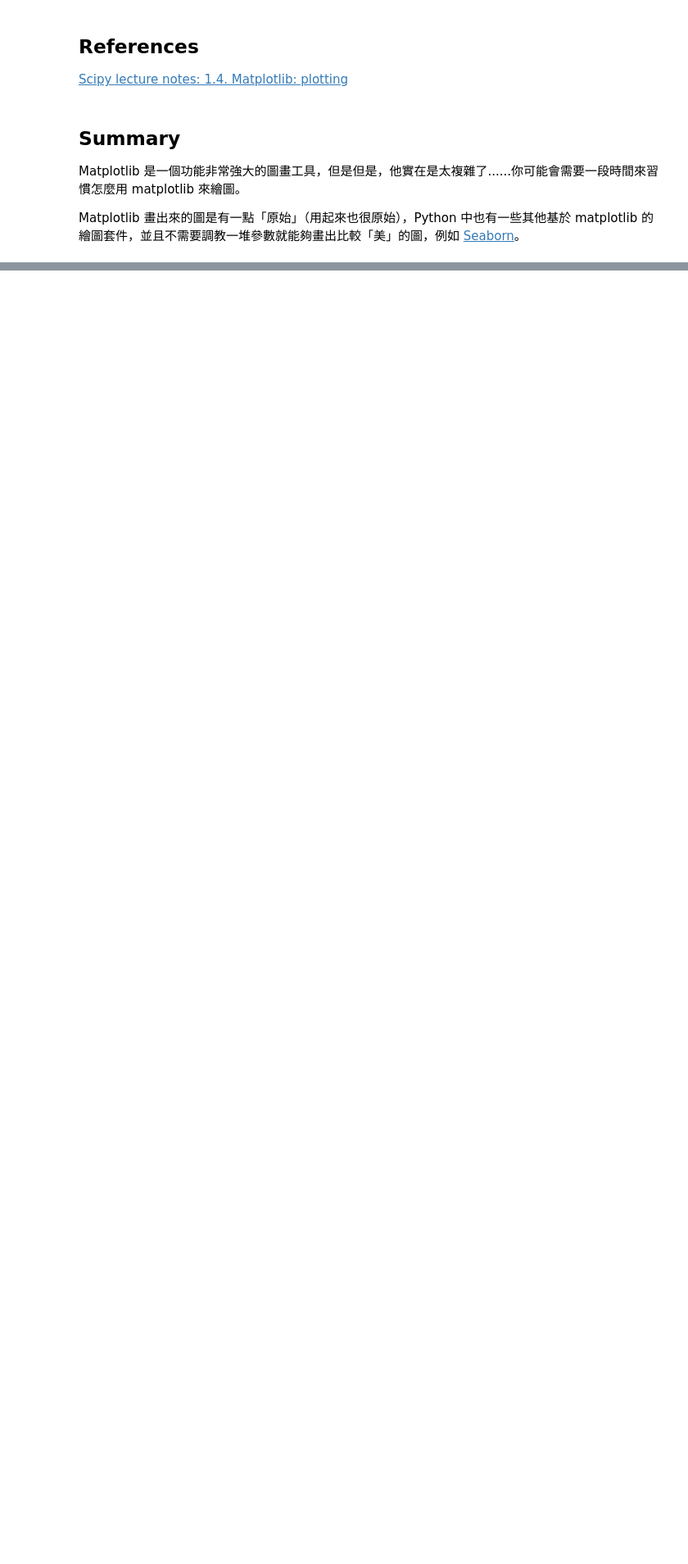
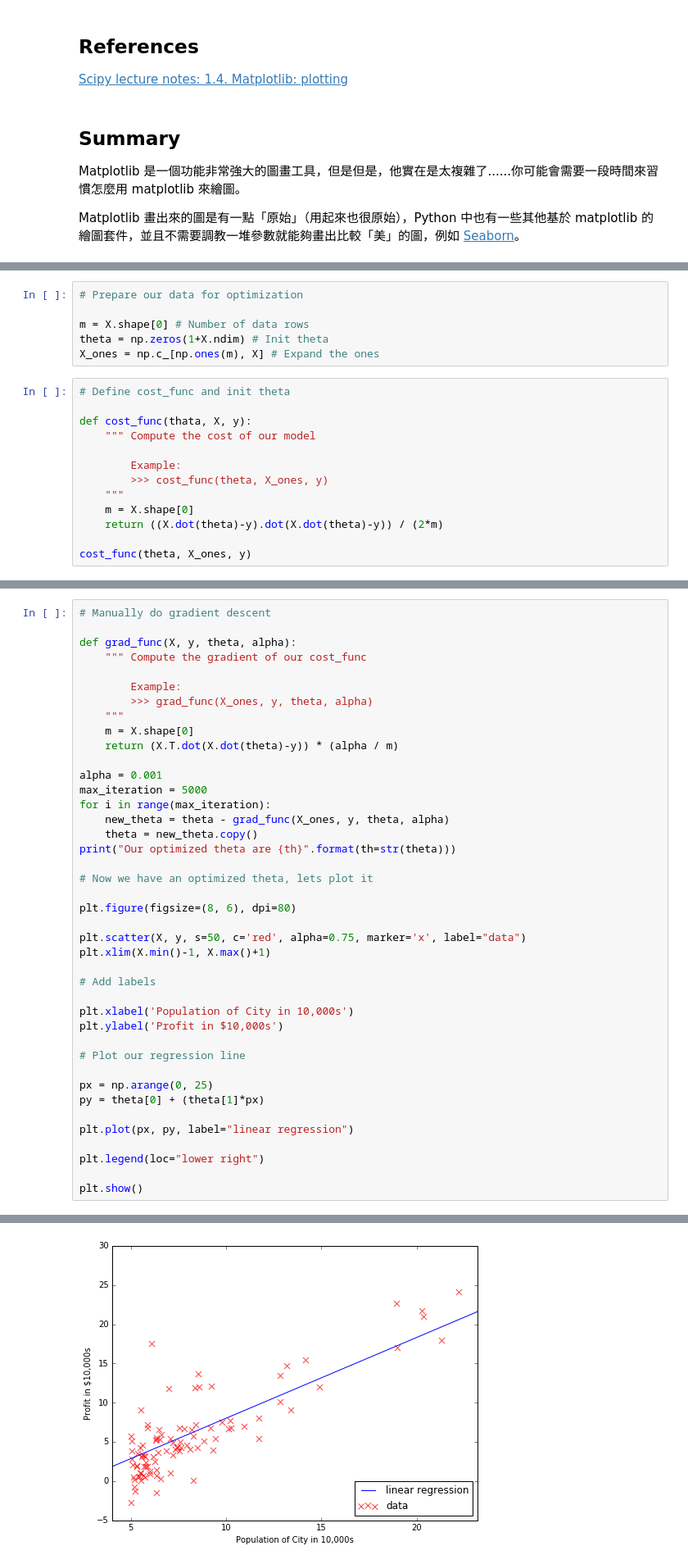
Before and after one commit to rickchung/My-Python-Learning-Material-2016, a Jupyter notebook: module5_scipy_numpy/reading/module5_scientific_python.ipynb, the cells around one changed output, grey strips where cells are left out. Shown at 82% size. Cells and saved outputs as stored; diff of their text form; blank space fills up the shorter version.

```diff
--- a/module5_scipy_numpy/reading/module5_scientific_python.ipynb
+++ b/module5_scipy_numpy/reading/module5_scientific_python.ipynb
@@ -1078,0 +1121,19 @@ Scipy 簡單來說是一個「能夠處理許多領域、不同面向科學運
+# %%
+# Prepare our data for optimization
+
+m = X.shape[0] # Number of data rows
+theta = np.zeros(1+X.ndim) # Init theta
+X_ones = np.c_[np.ones(m), X] # Expand the ones
+# %%
+# Define cost_func and init theta
+
+def cost_func(thata, X, y):
+    """ Compute the cost of our model
+
+        Example:
+        >>> cost_func(theta, X_ones, y)
+    """
+    m = X.shape[0]
+    return ((X.dot(theta)-y).dot(X.dot(theta)-y)) / (2*m)
+
+cost_func(theta, X_ones, y)
@@ -1078,0 +1142,42 @@ Scipy 簡單來說是一個「能夠處理許多領域、不同面向科學運
+# %%
+# Manually do gradient descent
+
+def grad_func(X, y, theta, alpha):
+    """ Compute the gradient of our cost_func
+
+        Example:
+        >>> grad_func(X_ones, y, theta, alpha)
+    """
+    m = X.shape[0]
+    return (X.T.dot(X.dot(theta)-y)) * (alpha / m)
+
+alpha = 0.001
+max_iteration = 5000
+for i in range(max_iteration):
+    new_theta = theta - grad_func(X_ones, y, theta, alpha)
+    theta = new_theta.copy()
+print("Our optimized theta are {th}".format(th=str(theta)))
+
+# Now we have an optimized theta, lets plot it
+
+plt.figure(figsize=(8, 6), dpi=80)
+
+plt.scatter(X, y, s=50, c='red', alpha=0.75, marker='x', label="data")
+plt.xlim(X.min()-1, X.max()+1)
+
+# Add labels
+
+plt.xlabel('Population of City in 10,000s')
+plt.ylabel('Profit in $10,000s')
+
+# Plot our regression line
+
+px = np.arange(0, 25)
+py = theta[0] + (theta[1]*px)
+
+plt.plot(px, py, label="linear regression")
+
+plt.legend(loc="lower right")
+
+plt.show()
+# %% [output]
@@ -1078,0 +1185 @@ Scipy 簡單來說是一個「能夠處理許多領域、不同面向科學運
+[figure, added]
```
Also changed, not shown: parts of 12 cells of this notebook, 1 other file.
